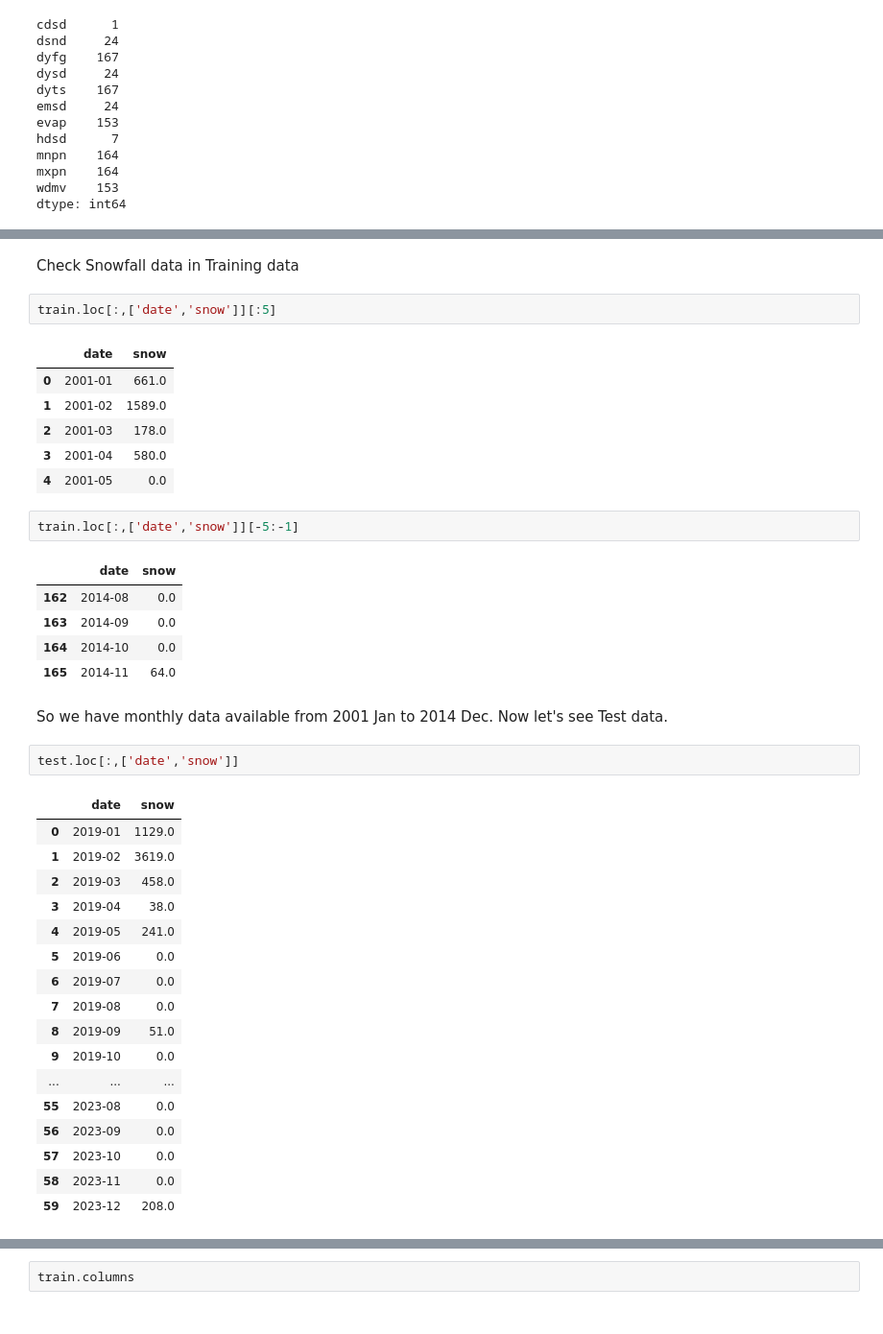
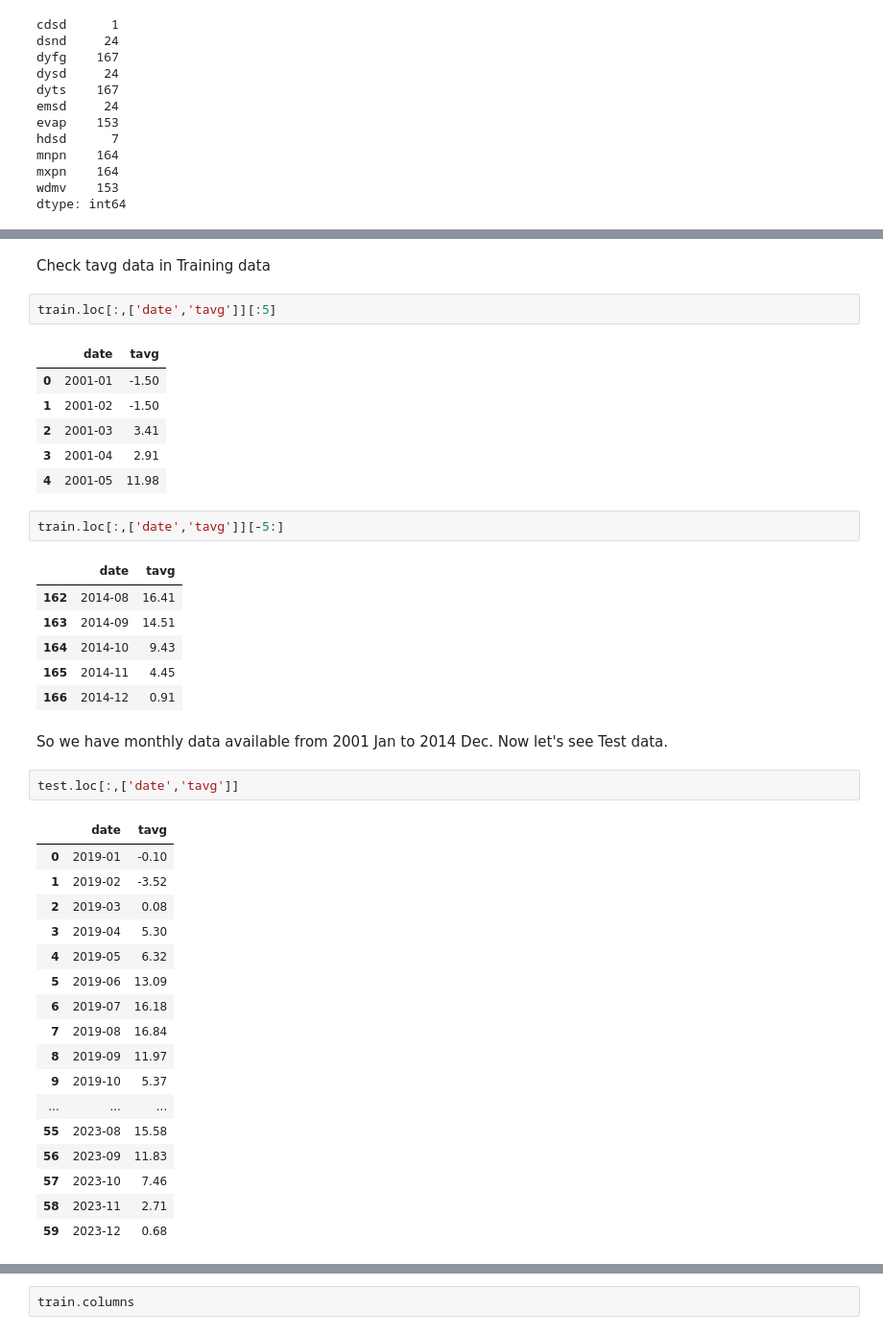
Before and after one commit to sidmanu/MIDS-W207-DeforestationAndClimate, a Jupyter notebook: notebooks/model.ipynb, the cells around one changed output, grey strips where cells are left out. Shown at 96% size. Drawn from its saved outputs; the diff is of its cells as text.

```diff
--- a/notebooks/model.ipynb
+++ b/notebooks/model.ipynb
@@ -68,43 +76,44 @@ train.describe()
 | 75% | 124.50000 | 29.000000 | 0.150000 | 9.000000 | 6.500000 | 1.000000 | 25.000000 | 4.000000 | 0.000000 | 28.000000 | 1.000000 | ... |
 | max | 166.00000 | 46.700000 | 40.500000 | 21.000000 | 19.000000 | 8.000000 | 31.000000 | 18.000000 | 3.000000 | 31.000000 | 10.000000 | ... |
 # %% [markdown]
-Check Snowfall data in Training data
+Check tavg data in Training data
 # %%
-train.loc[:,['date','snow']][:5]
+train.loc[:,['date','tavg']][:5]
 # %% [output]
-|  | date | snow |
-| 0 | 2001-01 | 661.0 |
-| 1 | 2001-02 | 1589.0 |
-| 2 | 2001-03 | 178.0 |
-| 3 | 2001-04 | 580.0 |
-| 4 | 2001-05 | 0.0 |
+|  | date | tavg |
+| 0 | 2001-01 | -1.50 |
+| 1 | 2001-02 | -1.50 |
+| 2 | 2001-03 | 3.41 |
+| 3 | 2001-04 | 2.91 |
+| 4 | 2001-05 | 11.98 |
 # %%
-train.loc[:,['date','snow']][-5:-1]
+train.loc[:,['date','tavg']][-5:]
 # %% [output]
-|  | date | snow |
-| 162 | 2014-08 | 0.0 |
-| 163 | 2014-09 | 0.0 |
-| 164 | 2014-10 | 0.0 |
-| 165 | 2014-11 | 64.0 |
+|  | date | tavg |
+| 162 | 2014-08 | 16.41 |
+| 163 | 2014-09 | 14.51 |
+| 164 | 2014-10 | 9.43 |
+| 165 | 2014-11 | 4.45 |
+| 166 | 2014-12 | 0.91 |
 # %% [markdown]
 So we have monthly data available from 2001 Jan to 2014 Dec. Now let's see Test data.
 # %%
-test.loc[:,['date','snow']]
+test.loc[:,['date','tavg']]
 # %% [output]
-|  | date | snow |
-| 0 | 2019-01 | 1129.0 |
-| 1 | 2019-02 | 3619.0 |
-| 2 | 2019-03 | 458.0 |
-| 3 | 2019-04 | 38.0 |
-| 4 | 2019-05 | 241.0 |
-| 5 | 2019-06 | 0.0 |
-| 6 | 2019-07 | 0.0 |
-| 7 | 2019-08 | 0.0 |
-| 8 | 2019-09 | 51.0 |
-| 9 | 2019-10 | 0.0 |
+|  | date | tavg |
+| 0 | 2019-01 | -0.10 |
+| 1 | 2019-02 | -3.52 |
+| 2 | 2019-03 | 0.08 |
+| 3 | 2019-04 | 5.30 |
+| 4 | 2019-05 | 6.32 |
+| 5 | 2019-06 | 13.09 |
+| 6 | 2019-07 | 16.18 |
+| 7 | 2019-08 | 16.84 |
+| 8 | 2019-09 | 11.97 |
+| 9 | 2019-10 | 5.37 |
 | ... | ... | ... |
-| 55 | 2023-08 | 0.0 |
-| 56 | 2023-09 | 0.0 |
-| 57 | 2023-10 | 0.0 |
-| 58 | 2023-11 | 0.0 |
-| 59 | 2023-12 | 208.0 |
+| 55 | 2023-08 | 15.58 |
+| 56 | 2023-09 | 11.83 |
+| 57 | 2023-10 | 7.46 |
+| 58 | 2023-11 | 2.71 |
+| 59 | 2023-12 | 0.68 |
```
Also changed, not shown: parts of 38 cells of this notebook.
